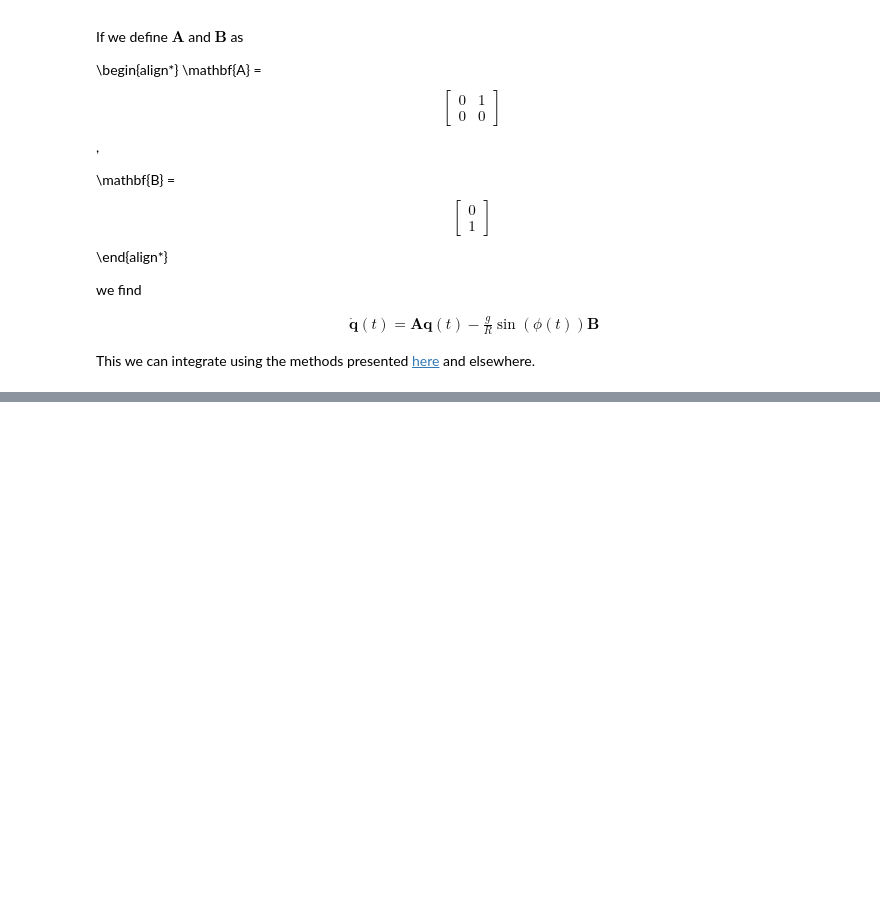
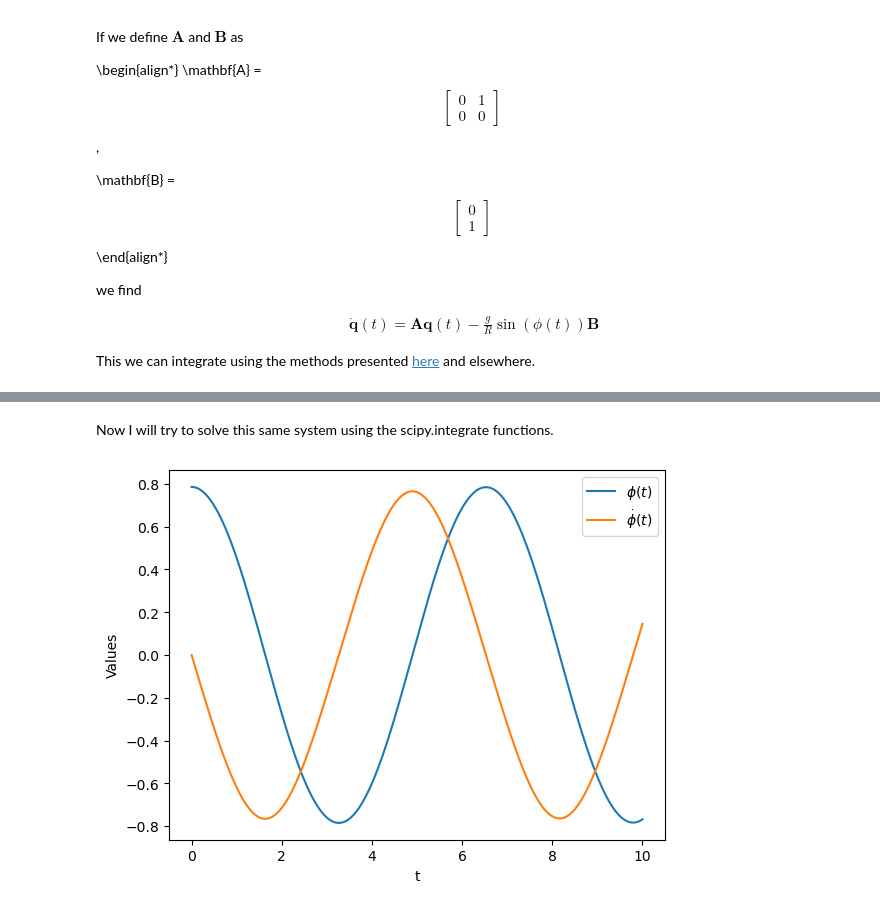
Before and after one commit to lubar1317/lessons-from-lu, a Jupyter notebook: mechanics-simulations/oscillations/skateboard-semicircular-ramp.ipynb, the cells around one changed output, grey strips where cells are left out. Cells and saved outputs as stored; diff of their text form; code cells hidden in the pictures; blank space fills up the shorter version.

```diff
--- a/mechanics-simulations/oscillations/skateboard-semicircular-ramp.ipynb
+++ b/mechanics-simulations/oscillations/skateboard-semicircular-ramp.ipynb
@@ -181,0 +182,25 @@ fig.tight_layout()
+# %% [markdown]
+Now I will try to solve this same system using the scipy.integrate functions.
+# %%
+def qofT(t, qstar):
+    q1, q2 = qstar
+    q1dot = q2
+    q2dot = -np.sin(q1)
+    return [q1dot, q2dot]
+
+q0 = [np.pi/4, 0]
+
+t_span = (0,10)
+t_eval = np.linspace(0, 10, 100000)
+
+sol = sc.integrate.solve_ivp(qofT, t_span, q0,
+                             method='RK45', t_eval=t_eval)
+
+plt.plot(sol.t, sol.y[0], label='$\\phi(t)$')
+plt.plot(sol.t, sol.y[1], label='$\\dot{\\phi}(t)$')
+plt.xlabel('t')
+plt.ylabel('Values')
+plt.legend()
+plt.show()
+# %% [output]
+[figure, added]
```
Also changed, not shown: parts of 1 cell of this notebook, 1 other file.
